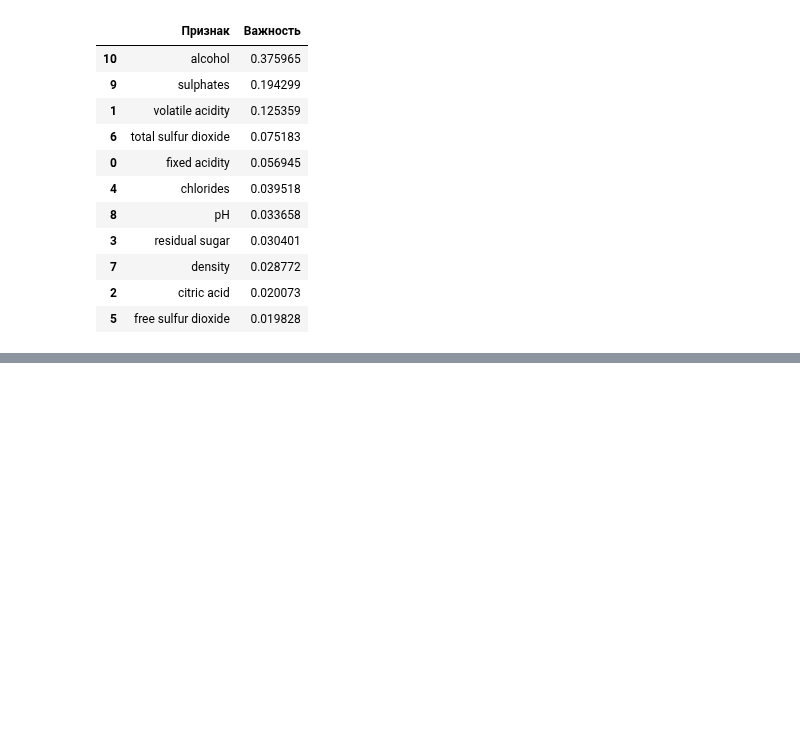
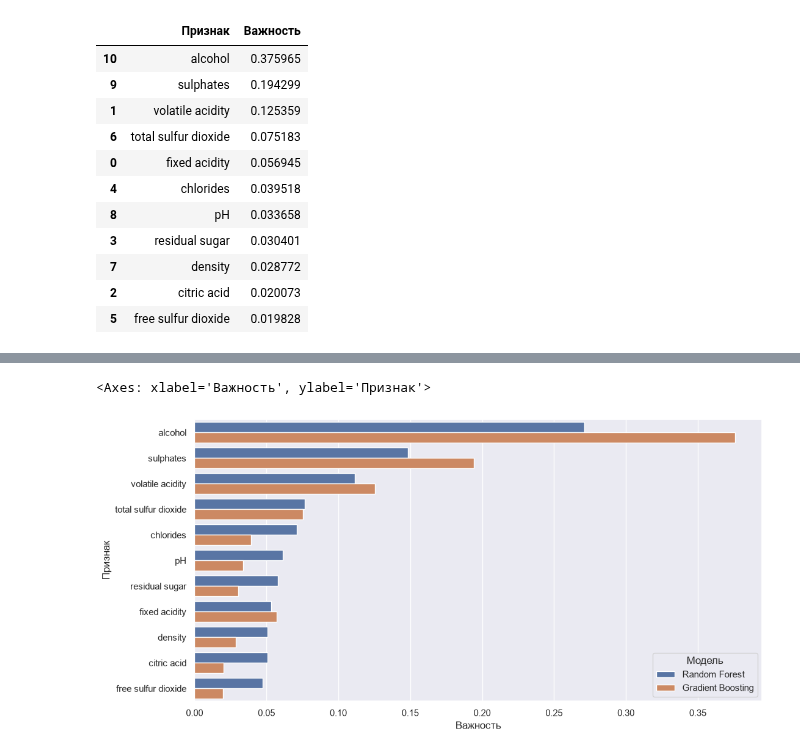
Before and after one commit to ksenblet/ml_course_2026, a Jupyter notebook: regression/lab1WineQ.ipynb, the cells around one changed output, grey strips where cells are left out. Saved outputs shown, nothing was run; the diff lists cells and outputs as text; code cells hidden in the pictures; blank space fills up the shorter version.

```diff
--- a/regression/lab1WineQ.ipynb
+++ b/regression/lab1WineQ.ipynb
@@ -335,0 +368,9 @@ Baseline MAE = 0.7594
+# %%
+df1 = pd.DataFrame({
+    "Признак": X_train.columns,
+    "Random Forest": feature_importance2["Важность"],
+    "Gradient Boosting": feature_importance3["Важность"]
+})
+
+df1 = df1.sort_values(by="Random Forest", ascending=False)
+display(df1)
@@ -335,0 +390,18 @@ Baseline MAE = 0.7594
+# %%
+melted = pd.melt(
+    df1,
+    id_vars=["Признак"],
+    var_name="Модель",
+    value_name="Важность",
+)
+
+plt.figure(figsize=(12, 6))
+sns.barplot(
+    data=melted,
+    x="Важность",
+    y="Признак",
+    hue="Модель"
+)
+# %% [output]
+<Axes: xlabel='Важность', ylabel='Признак'>
+[figure, added]
```
Also changed, not shown: parts of 14 cells of this notebook.
